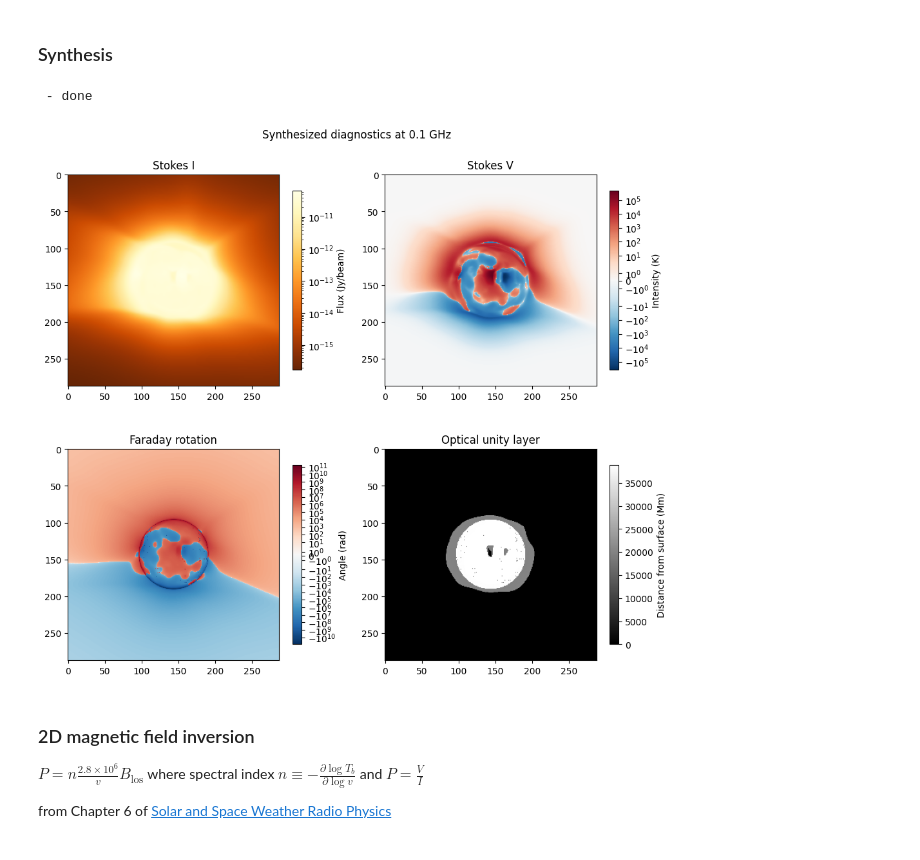
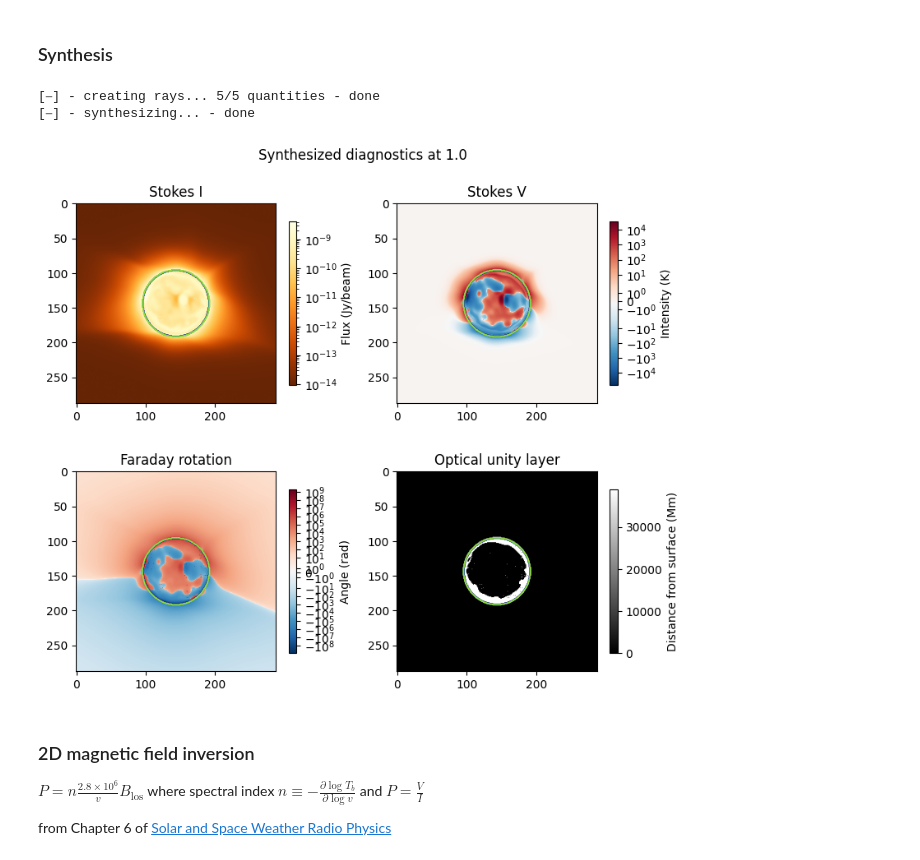
Before and after one commit to underpig1/pysolrad, a Jupyter notebook: full-disk-synthesis.ipynb, the cells around one changed output. Drawn from its saved outputs; the diff is of its cells as text; code cells hidden in the pictures.

```diff
--- a/full-disk-synthesis.ipynb
+++ b/full-disk-synthesis.ipynb
@@ -131,30 +131,35 @@ Projecting B-fields along LOS... done
 # %%
 import pysolrad
 
-v = 1000e5
+v = 1000e6
 rays = pysolrad.RayCollection(temp_rays[:-1], btot_rays[:-1], blos_rays[:-1], ne_rays[:-1], dray, axis=0) # rays can be 2D or 3D - 2D is useful for non-cartesian coordinate systems like polar
 img = pysolrad.synthesize(rays, v, dogyro=False).reshape(*yya.shape) # since we only had 2D array of rays, we need to reshape the resulting image
 # %% [output]
- - done
+[⎯] - creating rays... 5/5 quantities - done
+[⎯] - synthesizing... - done
 # %%
-fig, axs = plt.subplots(2, 2, figsize=(10, 9))
+fig, axs = plt.subplots(2, 2, figsize=(8, 7))
 im0 = axs[0, 0].imshow(img.I.to('Jy/beam'), cmap='YlOrBr_r', norm='log')
 axs[0, 0].set_title('Stokes I')
 fig.colorbar(im0, ax=axs[0, 0], label='Flux (Jy/beam)', shrink=0.7)
+axs[0, 0].contour(mask_ondisk, linewidths=1)
 im1 = axs[0, 1].imshow(img.V, cmap='RdBu_r', norm='symlog')
 axs[0, 1].set_title('Stokes V')
 fig.colorbar(im1, ax=axs[0, 1], label='Intensity (K)', shrink=0.7)
+axs[0, 1].contour(mask_ondisk, linewidths=1)
 im2 = axs[1, 0].imshow(img.faraday, cmap='RdBu_r', norm='symlog')
 axs[1, 0].set_title('Faraday rotation')
 fig.colorbar(im2, ax=axs[1, 0], label='Angle (rad)', shrink=0.7)
+axs[1, 0].contour(mask_ondisk, linewidths=1)
 im3 = axs[1, 1].imshow(img.unity.to('Mm'), cmap='gray')
 axs[1, 1].set_title('Optical unity layer')
 fig.colorbar(im3, ax=axs[1, 1], label='Distance from surface (Mm)', shrink=0.7)
+axs[1, 1].contour(mask_ondisk, linewidths=1)
 plt.suptitle(f'Synthesized diagnostics at {str(pysolrad.Quantity(img.v, 'Hz').to('GHz'))}')
 plt.tight_layout()
 plt.show()
 # %% [output]
-[figure, old version]
+[figure, new version]
 # %% [markdown]
 ### 2D magnetic field inversion
 
```
Also changed, not shown: parts of 1 cell of this notebook, 6 other files.
